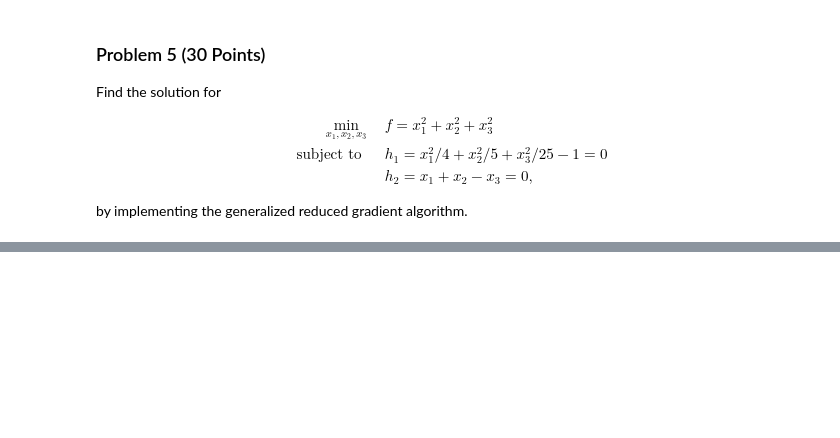
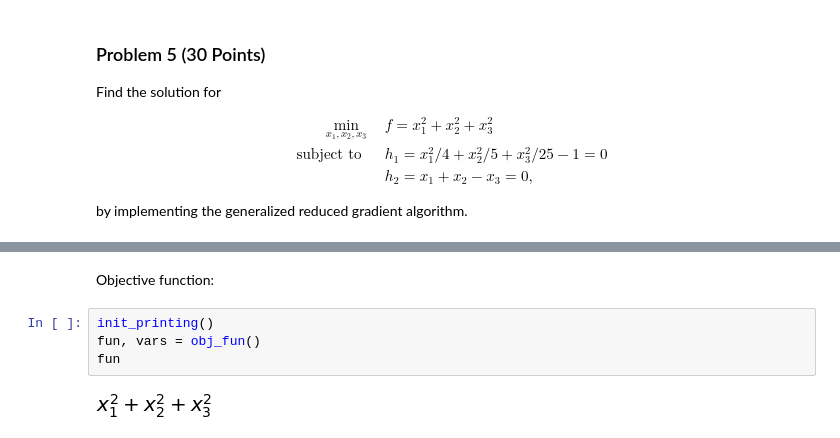
Before and after one commit to elena-ecn/optimization-F2021, a Jupyter notebook: Homework/Homework4/DesignOptimization_HW_4.ipynb, the cells around one changed output, grey strips where cells are left out. Cells and saved outputs as stored; diff of their text form; blank space fills up the shorter version.

```diff
--- a/Homework/Homework4/DesignOptimization_HW_4.ipynb
+++ b/Homework/Homework4/DesignOptimization_HW_4.ipynb
@@ -1100,3 +1141,11 @@ Constraints: h = [x1**2/4 + x2**2/5 + x3**2/25 - 1, x1 + x2 - x3]
 Decision vars: d = (x1,)
 State vars: s = (x2, x3)
 ------------------------------------------------------------
+# %% [markdown]
+Objective function:
+# %%
+init_printing()
+fun, vars = obj_fun()
+fun
+# %% [output]
+[figure, added]
```
Also changed, not shown: parts of 3 cells of this notebook.
